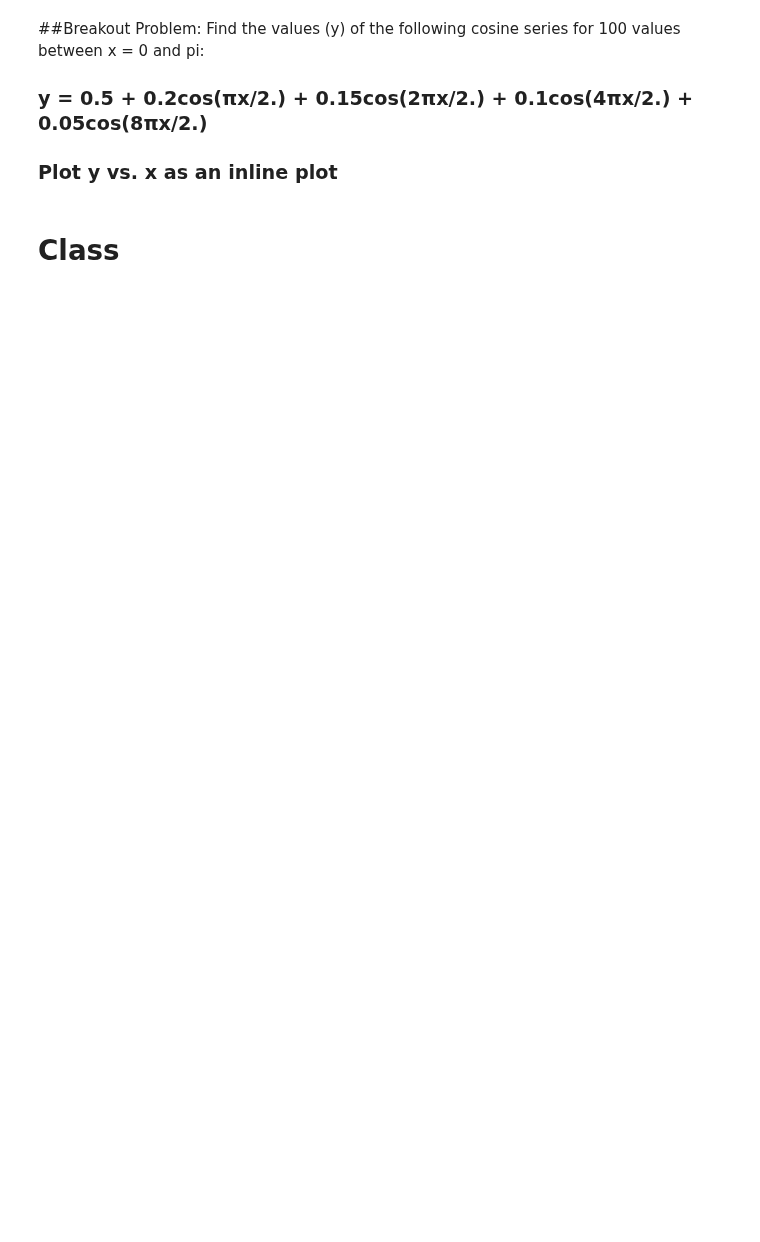
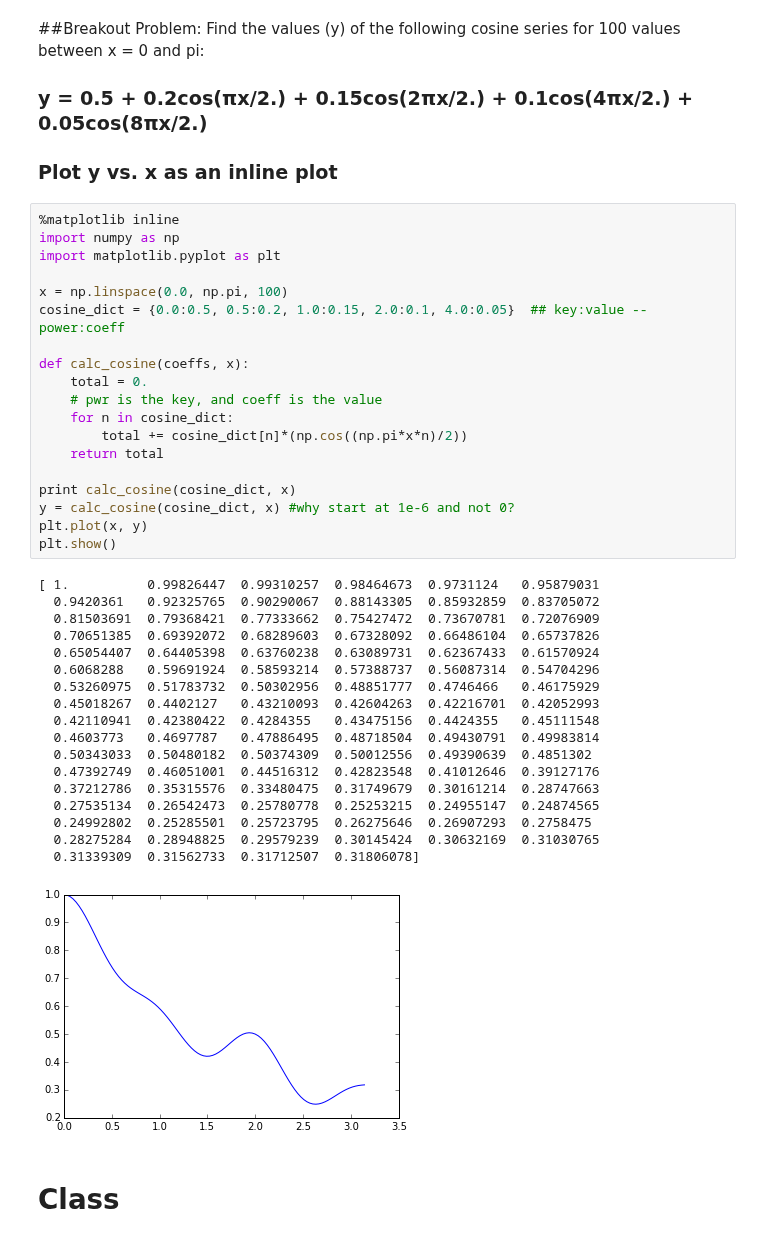
Before and after one commit to COMPPHYS-TTRAN/comp-phys, a Jupyter notebook: comp-phys-wk5.ipynb, the cells around one changed output. Cells and saved outputs as stored; diff of their text form; blank space fills up the shorter version.

```diff
--- a/comp-phys-wk5.ipynb
+++ b/comp-phys-wk5.ipynb
@@ -116,6 +137,44 @@ print 'a*x^-3 + b + c*x^2 + d*x^5: {:.3f}, {:.3f}, {:.3f}'.format(*polynom(coeff
 ### y = 0.5 + 0.2cos(πx/2.) + 0.15cos(2πx/2.) + 0.1cos(4πx/2.) + 0.05cos(8πx/2.)
 
 ### Plot y vs. x as an inline plot
+# %%
+%matplotlib inline
+import numpy as np
+import matplotlib.pyplot as plt
+
+x = np.linspace(0.0, np.pi, 100)
+cosine_dict = {0.0:0.5, 0.5:0.2, 1.0:0.15, 2.0:0.1, 4.0:0.05}  ## key:value -- power:coeff
+
+def calc_cosine(coeffs, x):
+    total = 0.
+    # pwr is the key, and coeff is the value
+    for n in cosine_dict:
+        total += cosine_dict[n]*(np.cos((np.pi*x*n)/2))
+    return total
+
+print calc_cosine(cosine_dict, x)
+y = calc_cosine(cosine_dict, x) #why start at 1e-6 and not 0?
+plt.plot(x, y)
+plt.show()
+# %% [output]
+[ 1.          0.99826447  0.99310257  0.98464673  0.9731124   0.95879031
+  0.9420361   0.92325765  0.90290067  0.88143305  0.85932859  0.83705072
+  0.81503691  0.79368421  0.77333662  0.75427472  0.73670781  0.72076909
+  0.70651385  0.69392072  0.68289603  0.67328092  0.66486104  0.65737826
+  0.65054407  0.64405398  0.63760238  0.63089731  0.62367433  0.61570924
+  0.6068288   0.59691924  0.58593214  0.57388737  0.56087314  0.54704296
+  0.53260975  0.51783732  0.50302956  0.48851777  0.4746466   0.46175929
+  0.45018267  0.4402127   0.43210093  0.42604263  0.42216701  0.42052993
+  0.42110941  0.42380422  0.4284355   0.43475156  0.4424355   0.45111548
+  0.4603773   0.4697787   0.47886495  0.48718504  0.49430791  0.49983814
+  0.50343033  0.50480182  0.50374309  0.50012556  0.49390639  0.4851302
+  0.47392749  0.46051001  0.44516312  0.42823548  0.41012646  0.39127176
+  0.37212786  0.35315576  0.33480475  0.31749679  0.30161214  0.28747663
+  0.27535134  0.26542473  0.25780778  0.25253215  0.24955147  0.24874565
+  0.24992802  0.25285501  0.25723795  0.26275646  0.26907293  0.2758475
+  0.28275284  0.28948825  0.29579239  0.30145424  0.30632169  0.31030765
+  0.31339309  0.31562733  0.31712507  0.31806078]
+[figure, added]
 # %% [markdown]
 # Class
 # %%
```
Also changed, not shown: parts of 18 cells of this notebook.
